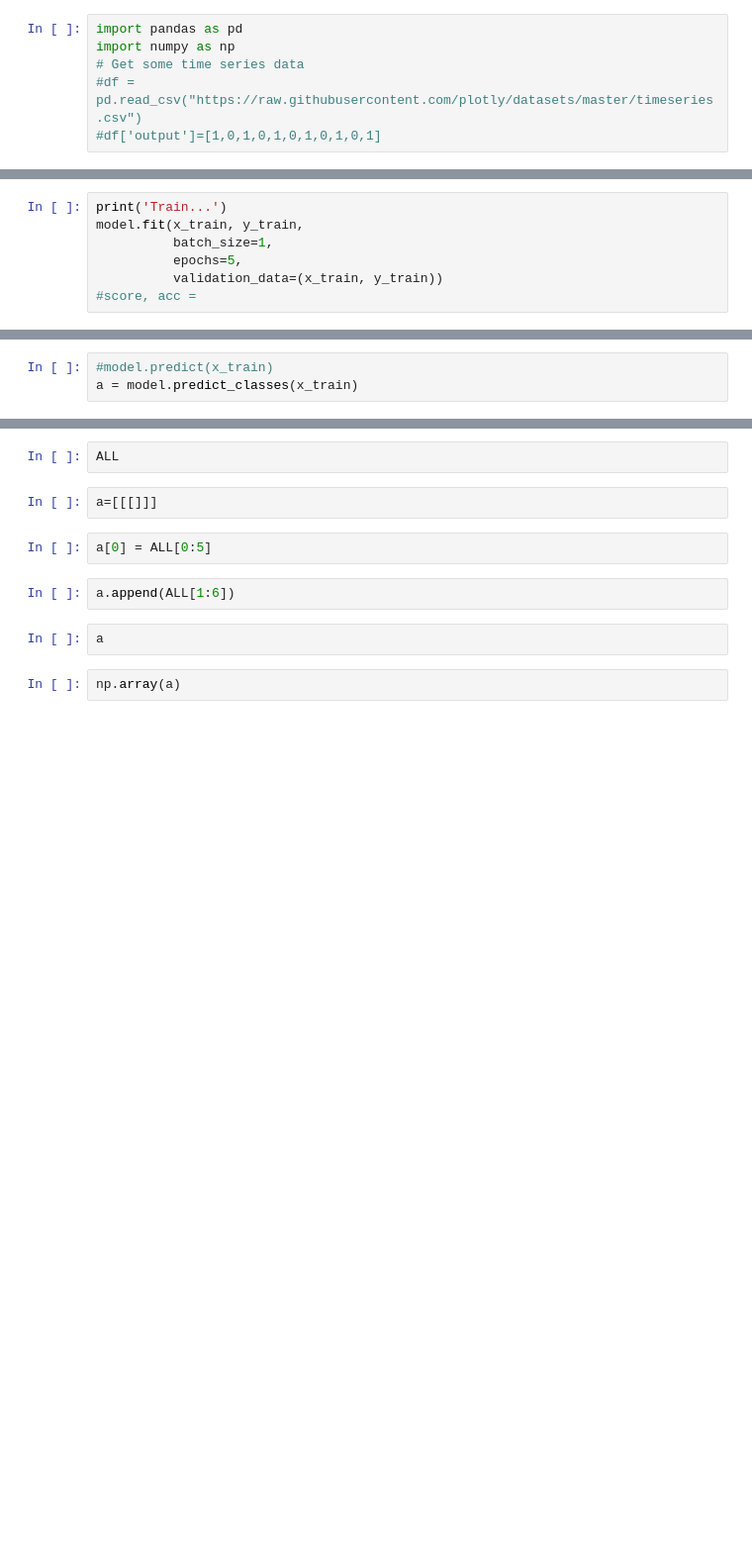
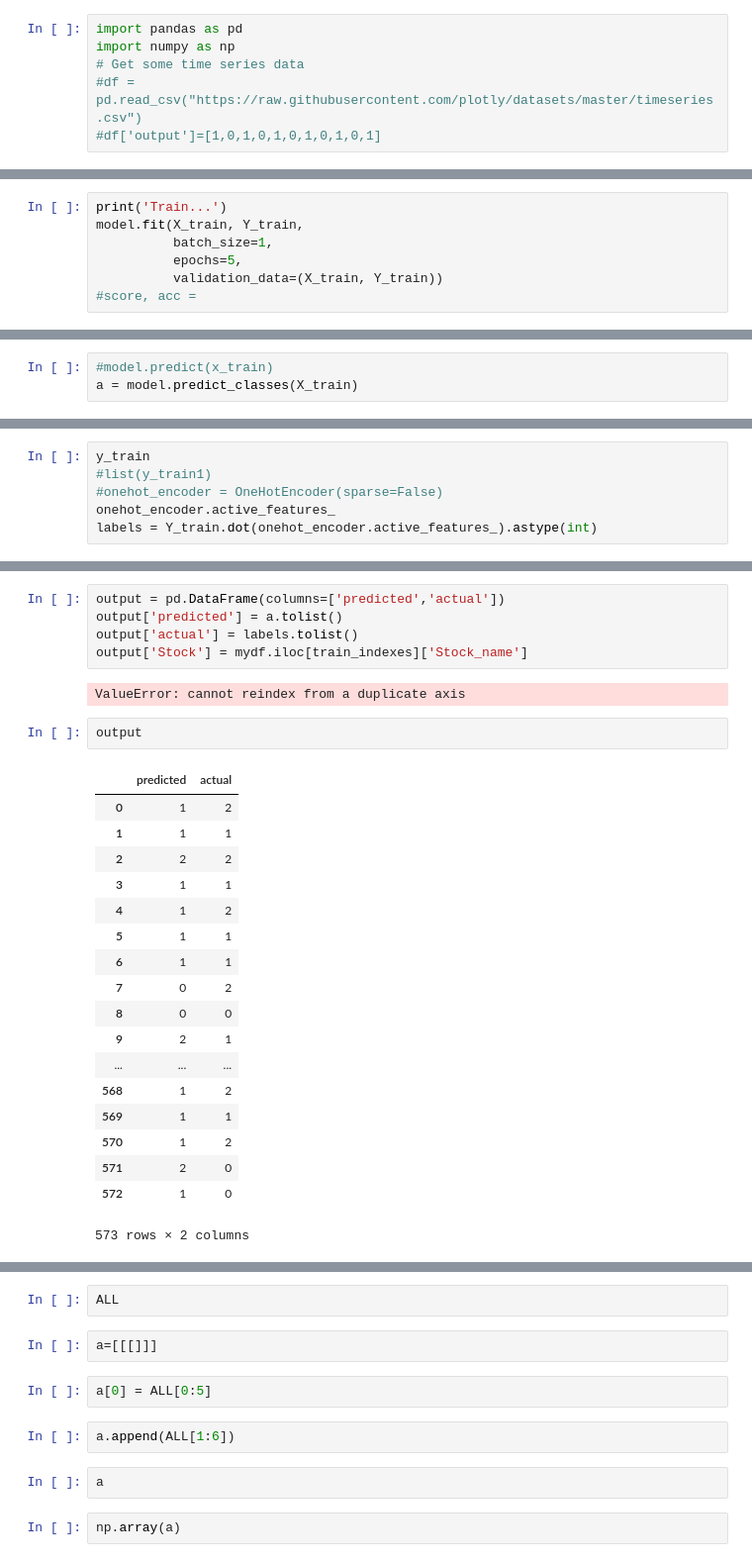
Before and after one commit to sahilmakkar1983/GLCap, a Jupyter notebook: predictorModel/SequencePrediction.ipynb, the cells around one changed output, grey strips where cells are left out. Shown at 99% size. Saved outputs shown, nothing was run; the diff lists cells and outputs as text; blank space fills up the shorter version.

```diff
--- a/predictorModel/SequencePrediction.ipynb
+++ b/predictorModel/SequencePrediction.ipynb
@@ -254,10 +432,10 @@ Non-trainable params: 0
 _________________________________________________________________
 # %%
 print('Train...')
-model.fit(x_train, y_train,
+model.fit(X_train, Y_train,
           batch_size=1,
           epochs=5,
-          validation_data=(x_train, y_train))
+          validation_data=(X_train, Y_train))
 #score, acc =
 # %% [output]
 Train...
@@ -284,3 +469,3 @@ ValueError: Can't handle mix of multilabel-indicator and continuous-multioutput
 # %%
 #model.predict(x_train)
-a = model.predict_classes(x_train)
+a = model.predict_classes(X_train)
@@ -292,0 +495,6 @@ b
+# %%
+y_train
+#list(y_train1)
+#onehot_encoder = OneHotEncoder(sparse=False)
+onehot_encoder.active_features_
+labels = Y_train.dot(onehot_encoder.active_features_).astype(int)
@@ -292,0 +521,28 @@ b
+# %%
+output = pd.DataFrame(columns=['predicted','actual'])
+output['predicted'] = a.tolist()
+output['actual'] = labels.tolist()
+output['Stock'] = mydf.iloc[train_indexes]['Stock_name']
+# %% [output]
+ValueError: cannot reindex from a duplicate axis
+# %%
+output
+# %% [output]
+|  | predicted | actual |
+| 0 | 1 | 2 |
+| 1 | 1 | 1 |
+| 2 | 2 | 2 |
+| 3 | 1 | 1 |
+| 4 | 1 | 2 |
+| 5 | 1 | 1 |
+| 6 | 1 | 1 |
+| 7 | 0 | 2 |
+| 8 | 0 | 0 |
+| 9 | 2 | 1 |
+| ... | ... | ... |
+| 568 | 1 | 2 |
+| 569 | 1 | 1 |
+| 570 | 1 | 2 |
+| 571 | 2 | 0 |
+| 572 | 1 | 0 |
+573 rows × 2 columns
```
Also changed, not shown: parts of 28 cells of this notebook.
